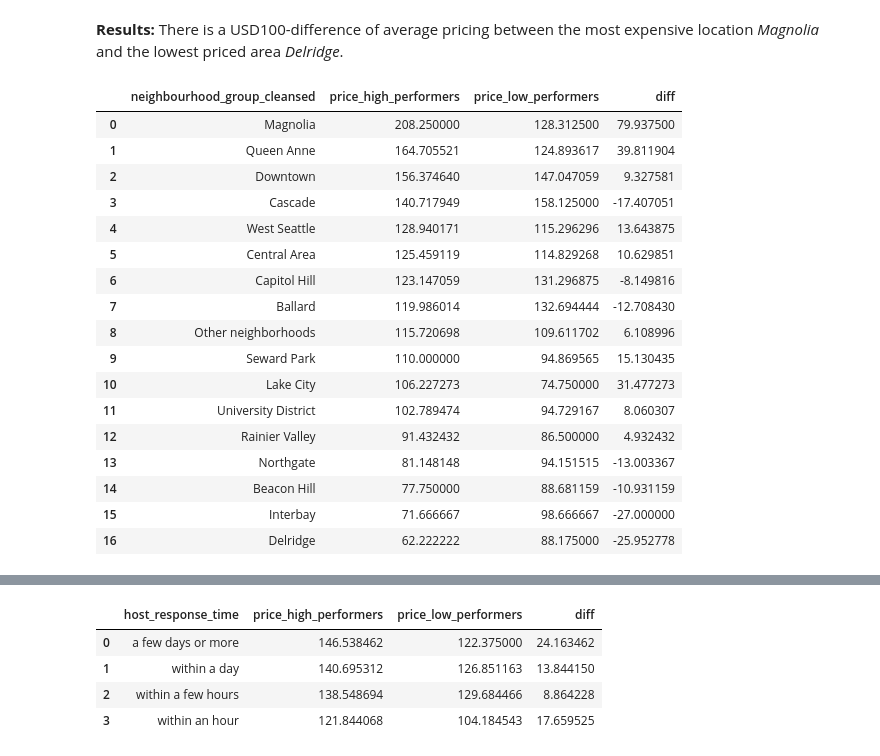
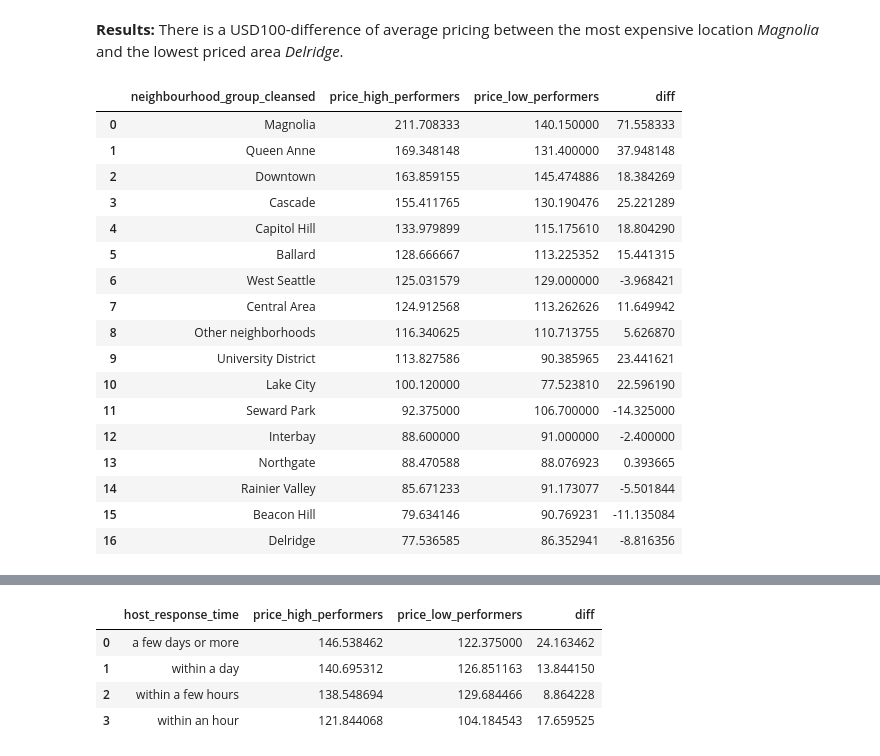
Before and after one commit to sandramuschkorgel/Udacity_Airbnb_Seattle_Analysis, a Jupyter notebook: DSND_Write_A_Data_Science_Blog_Post.ipynb, the cells around one changed output, grey strips where cells are left out. Cells and saved outputs as stored; diff of their text form; code cells hidden in the pictures.

```diff
--- a/DSND_Write_A_Data_Science_Blog_Post.ipynb
+++ b/DSND_Write_A_Data_Science_Blog_Post.ipynb
@@ -882,7 +812,7 @@ There is a USD100-difference of average pricing between the most expensive locat
 # %%
 def price_diff(price_col, score_col, cat_col):
     """
-    Compares prices based on a host's review score, separated by a categorical column.
+    Compare prices based on a host's review score, separated by a categorical column.
 
     ARGUMENTS:
     price_col - price variable that will be compared
@@ -907,24 +837,24 @@ def price_diff(price_col, score_col, cat_col):
 
     return df
 # %%
-df_sub = price_diff('price', 'review_scores_location', 'neighbourhood_group_cleansed')
+df_sub = price_diff('price', 'review_scores_rating', 'neighbourhood_group_cleansed')
 df_sub.style.bar(subset=['diff'], align='mid', color=['#d65f5f', '#5fba7d'])
 # %% [output]
 |  | neighbourhood_group_cleansed | price_high_performers | price_low_performers | diff |
-| 0 | Magnolia | 208.250000 | 128.312500 | 79.937500 |
-| 1 | Queen Anne | 164.705521 | 124.893617 | 39.811904 |
-| 2 | Downtown | 156.374640 | 147.047059 | 9.327581 |
-| 3 | Cascade | 140.717949 | 158.125000 | -17.407051 |
-| 4 | West Seattle | 128.940171 | 115.296296 | 13.643875 |
-| 5 | Central Area | 125.459119 | 114.829268 | 10.629851 |
-| 6 | Capitol Hill | 123.147059 | 131.296875 | -8.149816 |
-| 7 | Ballard | 119.986014 | 132.694444 | -12.708430 |
-| 8 | Other neighborhoods | 115.720698 | 109.611702 | 6.108996 |
-| 9 | Seward Park | 110.000000 | 94.869565 | 15.130435 |
-| 10 | Lake City | 106.227273 | 74.750000 | 31.477273 |
-| 11 | University District | 102.789474 | 94.729167 | 8.060307 |
-| 12 | Rainier Valley | 91.432432 | 86.500000 | 4.932432 |
-| 13 | Northgate | 81.148148 | 94.151515 | -13.003367 |
-| 14 | Beacon Hill | 77.750000 | 88.681159 | -10.931159 |
-| 15 | Interbay | 71.666667 | 98.666667 | -27.000000 |
-| 16 | Delridge | 62.222222 | 88.175000 | -25.952778 |
+| 0 | Magnolia | 211.708333 | 140.150000 | 71.558333 |
+| 1 | Queen Anne | 169.348148 | 131.400000 | 37.948148 |
+| 2 | Downtown | 163.859155 | 145.474886 | 18.384269 |
+| 3 | Cascade | 155.411765 | 130.190476 | 25.221289 |
+| 4 | Capitol Hill | 133.979899 | 115.175610 | 18.804290 |
+| 5 | Ballard | 128.666667 | 113.225352 | 15.441315 |
+| 6 | West Seattle | 125.031579 | 129.000000 | -3.968421 |
+| 7 | Central Area | 124.912568 | 113.262626 | 11.649942 |
+| 8 | Other neighborhoods | 116.340625 | 110.713755 | 5.626870 |
+| 9 | University District | 113.827586 | 90.385965 | 23.441621 |
+| 10 | Lake City | 100.120000 | 77.523810 | 22.596190 |
+| 11 | Seward Park | 92.375000 | 106.700000 | -14.325000 |
+| 12 | Interbay | 88.600000 | 91.000000 | -2.400000 |
+| 13 | Northgate | 88.470588 | 88.076923 | 0.393665 |
+| 14 | Rainier Valley | 85.671233 | 91.173077 | -5.501844 |
+| 15 | Beacon Hill | 79.634146 | 90.769231 | -11.135084 |
+| 16 | Delridge | 77.536585 | 86.352941 | -8.816356 |
```
Also changed, not shown: parts of 157 cells of this notebook.
